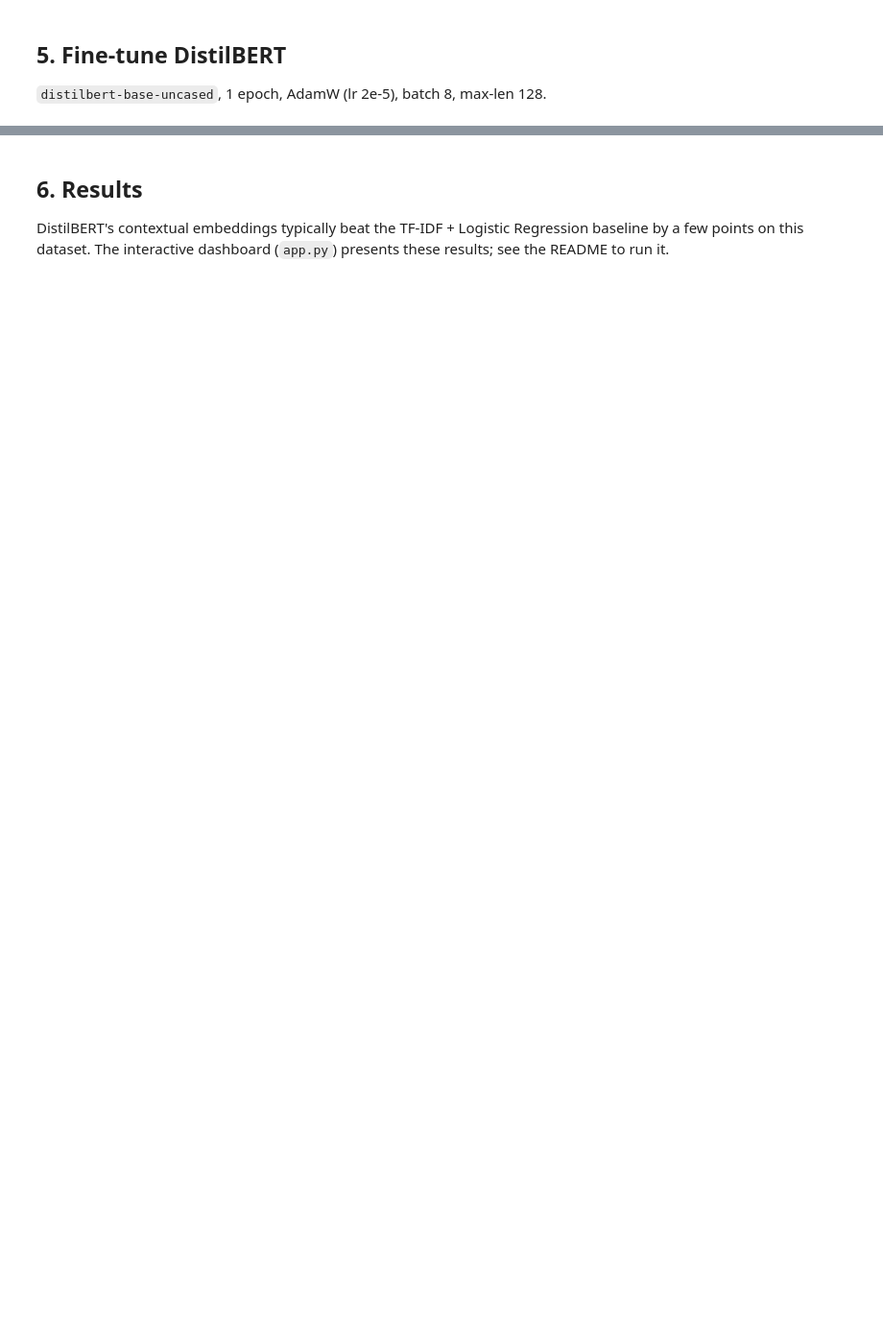
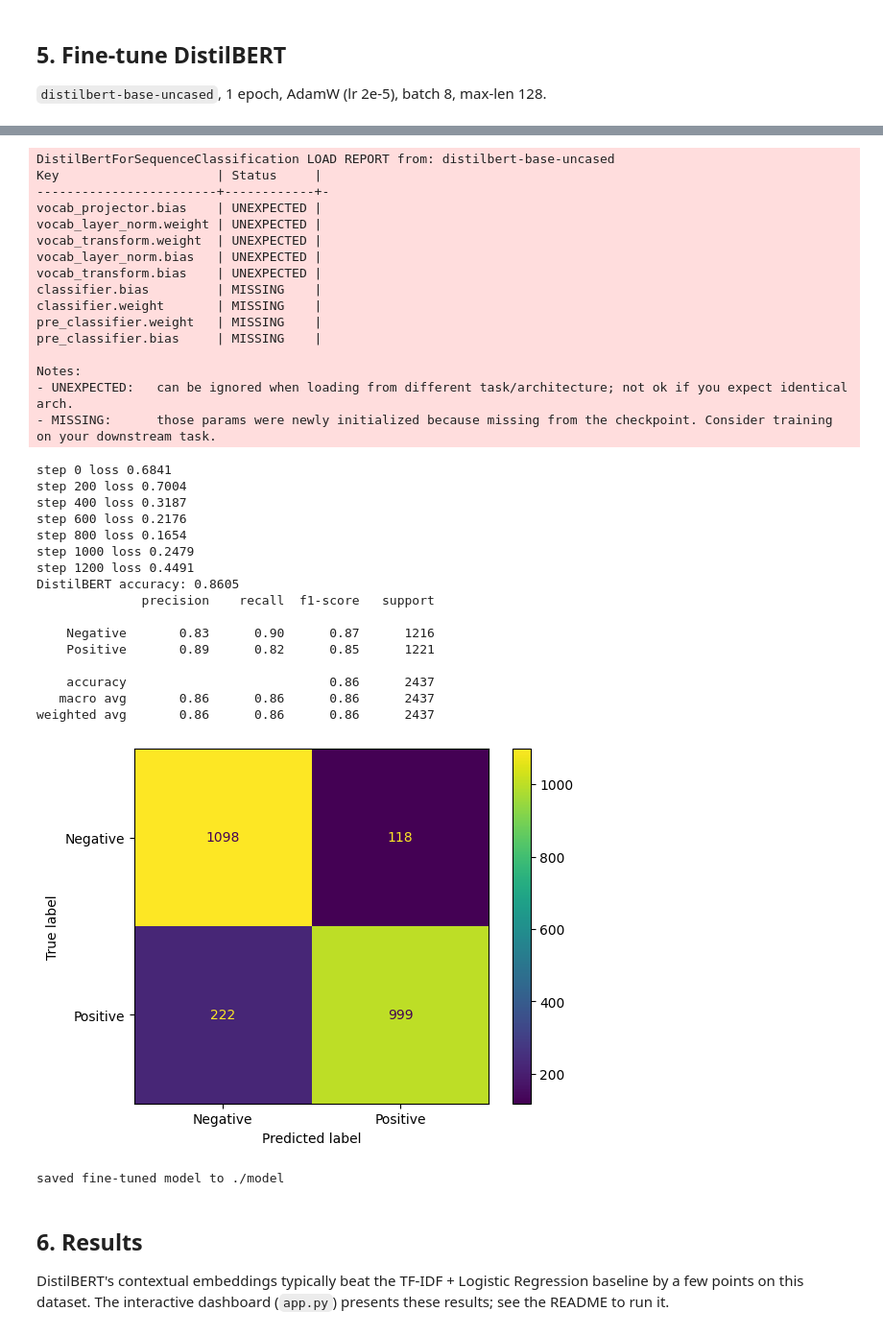
Before and after one commit to Luigi-Salemi/Steam-Review-Sentiment, a Jupyter notebook: Steam_Review_Sentiment.ipynb, the cells around one changed output, grey strips where cells are left out. Shown at 96% size. Saved outputs shown, nothing was run; the diff lists cells and outputs as text; code cells hidden in the pictures; blank space fills up the shorter version.

```diff
--- a/Steam_Review_Sentiment.ipynb
+++ b/Steam_Review_Sentiment.ipynb
@@ -74,17 +77,25 @@ def fetch(appid, review_type, want):
         time.sleep(0.2)
     return out[:want]
 
-games = {**get_top_games(), **SEED}
-rows, seen = [], set()
-for appid, name in games.items():
-    for rtype, label in [("positive",1), ("negative",0)]:
-        for v in fetch(appid, rtype, PER_TYPE):
-            rid = v.get("recommendationid")
-            if rid in seen: continue
-            seen.add(rid)
-            text = (v.get("review") or "").replace("\n"," ").strip()
-            if len(text) < 5: continue
-            rows.append({"product_name":name, "text":text, "label":label})
-df = pd.DataFrame(rows)
-print("collected", len(df), "reviews from", df.product_name.nunique(), "games")
+MAX_GAMES, MIN_TS = 250, 1704067200   # MIN_TS = 2024-01-01 (keep recent reviews only)
+
+# Reuse the already-collected file if present (fast + consistent); else scrape live.
+if os.path.exists("steam_reviews.csv"):
+    df = pd.read_csv("steam_reviews.csv")[["product_name","text","label"]].dropna()
+    print("loaded", len(df), "reviews from steam_reviews.csv")
+else:
+    games = dict(list({**SEED, **get_top_games()}.items())[:MAX_GAMES])
+    rows, seen = [], set()
+    for appid, name in games.items():
+        for rtype, label in [("positive",1), ("negative",0)]:
+            for v in fetch(appid, rtype, PER_TYPE):
+                rid = v.get("recommendationid")
+                if rid in seen: continue
+                seen.add(rid)
+                if v.get("timestamp_created",0) < MIN_TS: continue
+                text = (v.get("review") or "").replace("\n"," ").strip()
+                if len(text) < 5: continue
+                rows.append({"product_name":name, "text":text, "label":label})
+    df = pd.DataFrame(rows); df.to_csv("steam_reviews.csv", index=False)
+print("reviews:", len(df), "| games:", df.product_name.nunique())
 df.head()
@@ -147,3 +193,10 @@ with torch.no_grad():
 print("DistilBERT accuracy:", round(accuracy_score(labels, preds), 4))
 print(classification_report(labels, preds, target_names=["Negative","Positive"]))
 ConfusionMatrixDisplay(confusion_matrix(labels, preds), display_labels=["Negative","Positive"]).plot(); plt.show()
+
+# Save the fine-tuned model so the Streamlit app can use it for live inference
+model.config.id2label = {0: "NEGATIVE", 1: "POSITIVE"}
+model.config.label2id = {"NEGATIVE": 0, "POSITIVE": 1}
+model.save_pretrained("model"); tok.save_pretrained("model")
+print("saved fine-tuned model to ./model")
+# %% [output]
@@ -150,3 +204,37 @@ ConfusionMatrixDisplay(confusion_matrix(labels, preds), display_labels=["Negativ
+DistilBertForSequenceClassification LOAD REPORT from: distilbert-base-uncased
+Key                     | Status     |
+------------------------+------------+-
+vocab_projector.bias    | UNEXPECTED |
+vocab_layer_norm.weight | UNEXPECTED |
+vocab_transform.weight  | UNEXPECTED |
+vocab_layer_norm.bias   | UNEXPECTED |
+vocab_transform.bias    | UNEXPECTED |
+classifier.bias         | MISSING    |
+classifier.weight       | MISSING    |
+pre_classifier.weight   | MISSING    |
+pre_classifier.bias     | MISSING    |
+
+Notes:
+- UNEXPECTED:   can be ignored when loading from different task/architecture; not ok if you expect identical arch.
+- MISSING:      those params were newly initialized because missing from the checkpoint. Consider training on your downstream task.
+step 0 loss 0.6841
+step 200 loss 0.7004
+step 400 loss 0.3187
+step 600 loss 0.2176
+step 800 loss 0.1654
+step 1000 loss 0.2479
+step 1200 loss 0.4491
+DistilBERT accuracy: 0.8605
+              precision    recall  f1-score   support
+
+    Negative       0.83      0.90      0.87      1216
+    Positive       0.89      0.82      0.85      1221
+
+    accuracy                           0.86      2437
+   macro avg       0.86      0.86      0.86      2437
+weighted avg       0.86      0.86      0.86      2437
+[figure, added]
+saved fine-tuned model to ./model
 # %% [markdown]
 ## 6. Results
 DistilBERT's contextual embeddings typically beat the TF-IDF + Logistic Regression
```
Also changed, not shown: parts of 8 cells of this notebook, 10 other files.
